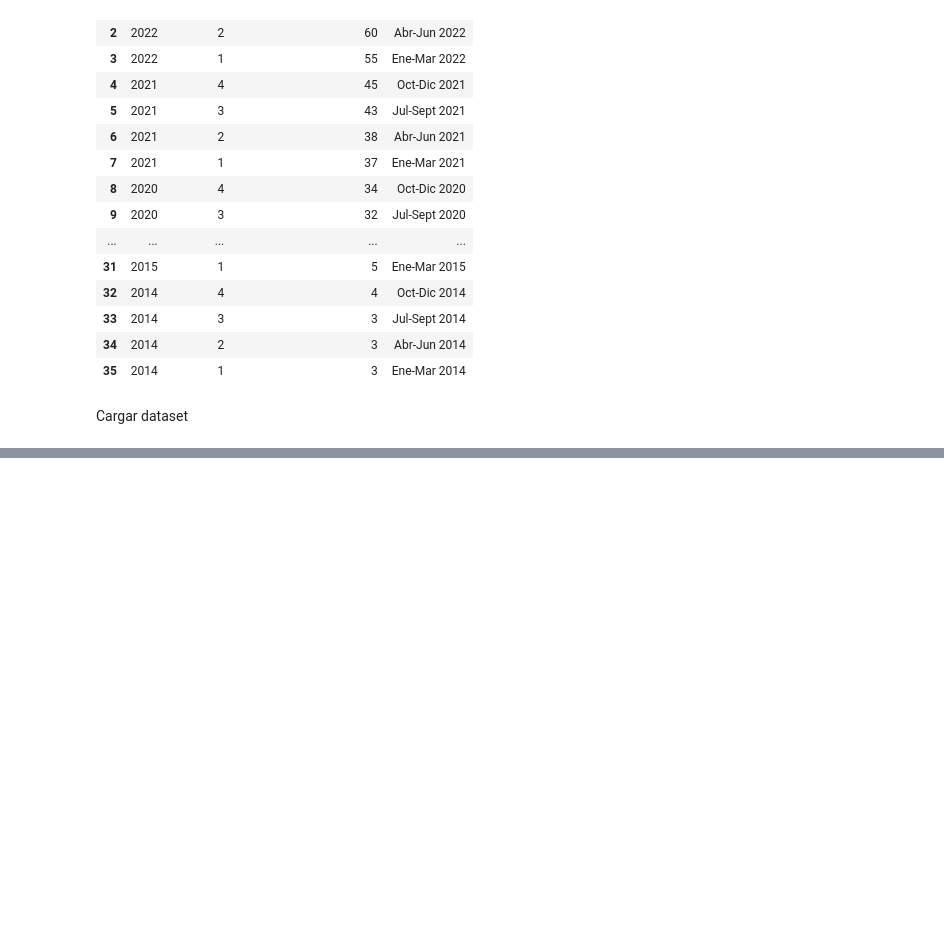
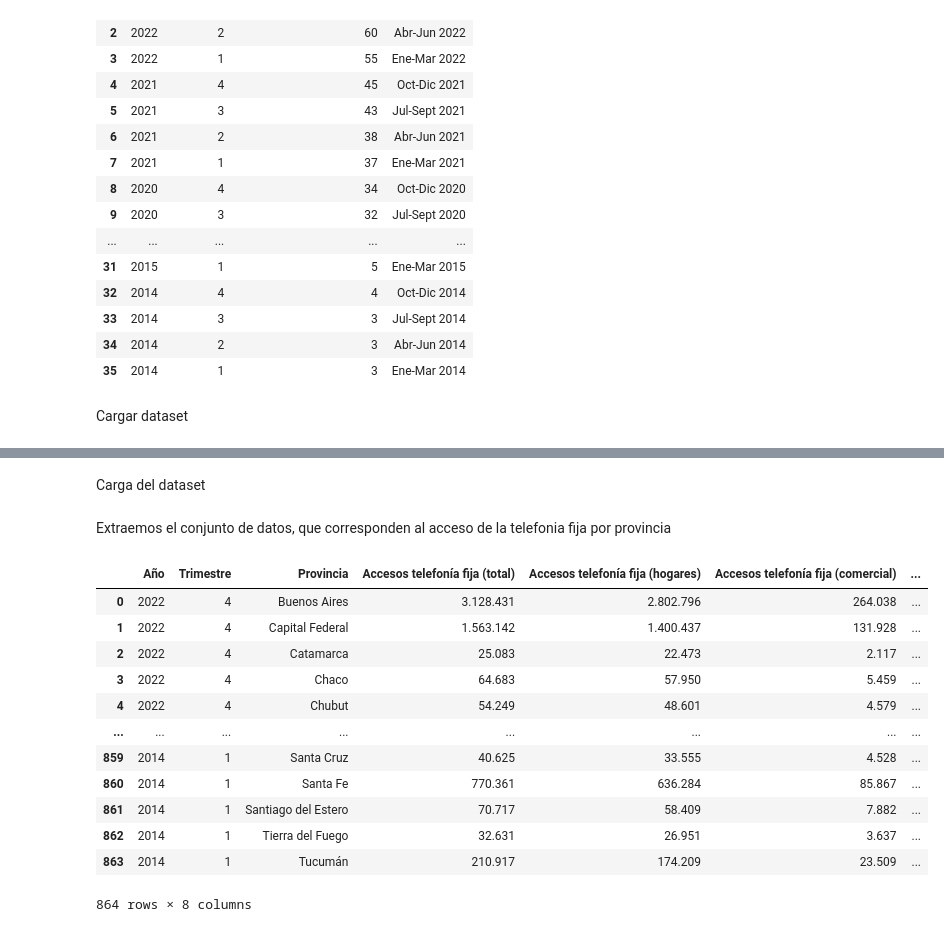
Before and after one commit to freddyv1828/Telecomunicaciones, a Jupyter notebook: Notebooks/Extraccion.ipynb, the cells around one changed output, grey strips where cells are left out. Drawn from its saved outputs; the diff is of its cells as text; code cells hidden in the pictures; blank space fills up the shorter version.

```diff
--- a/Notebooks/Extraccion.ipynb
+++ b/Notebooks/Extraccion.ipynb
@@ -186,0 +295,2 @@ df_ingresos_internet.to_parquet("../Data/Internet/Nacional/ingresos_operacion_in
+# %% [markdown]
+Carga del dataset
@@ -186,0 +299,20 @@ df_ingresos_internet.to_parquet("../Data/Internet/Nacional/ingresos_operacion_in
+# %% [markdown]
+Extraemos el conjunto de datos, que corresponden al acceso de la telefonia fija por provincia
+# %%
+acceso_tel_fija_provin = "http://api.datosabiertos.enacom.gob.ar/api/v2/datastreams/ACCES-DE-TELEF-FIJA-POR/data.csv/?auth_key=L0hKPyjaBMIJS46l2RPRLaSr6qz7i3EXqwCXTWrq"
+df_acceso_tel_fija_provin = funciones.extraer_caonjunto(acceso_tel_fija_provin)
+df_acceso_tel_fija_provin
+# %% [output]
+|  | Año | Trimestre | Provincia | Accesos telefonía fija (total) | Accesos telefonía fija (hogares) | Accesos telefonía fija (comercial) | ... |
+| 0 | 2022 | 4 | Buenos Aires | 3.128.431 | 2.802.796 | 264.038 | ... |
+| 1 | 2022 | 4 | Capital Federal | 1.563.142 | 1.400.437 | 131.928 | ... |
+| 2 | 2022 | 4 | Catamarca | 25.083 | 22.473 | 2.117 | ... |
+| 3 | 2022 | 4 | Chaco | 64.683 | 57.950 | 5.459 | ... |
+| 4 | 2022 | 4 | Chubut | 54.249 | 48.601 | 4.579 | ... |
+| ... | ... | ... | ... | ... | ... | ... | ... |
+| 859 | 2014 | 1 | Santa Cruz | 40.625 | 33.555 | 4.528 | ... |
+| 860 | 2014 | 1 | Santa Fe | 770.361 | 636.284 | 85.867 | ... |
+| 861 | 2014 | 1 | Santiago del Estero | 70.717 | 58.409 | 7.882 | ... |
+| 862 | 2014 | 1 | Tierra del Fuego | 32.631 | 26.951 | 3.637 | ... |
+| 863 | 2014 | 1 | Tucumán | 210.917 | 174.209 | 23.509 | ... |
+864 rows × 8 columns
```
Also changed, not shown: parts of 23 cells of this notebook, 7 other files.
